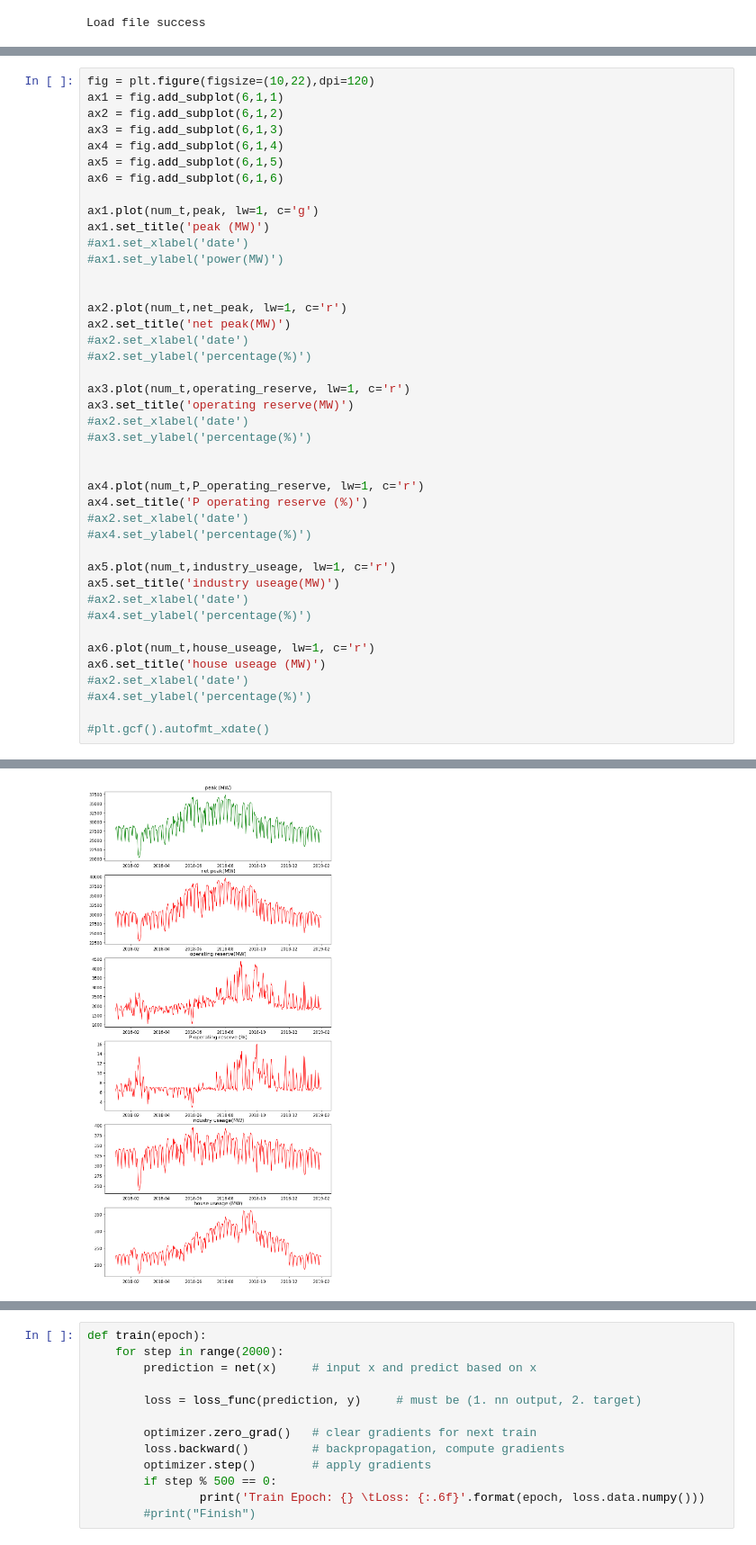
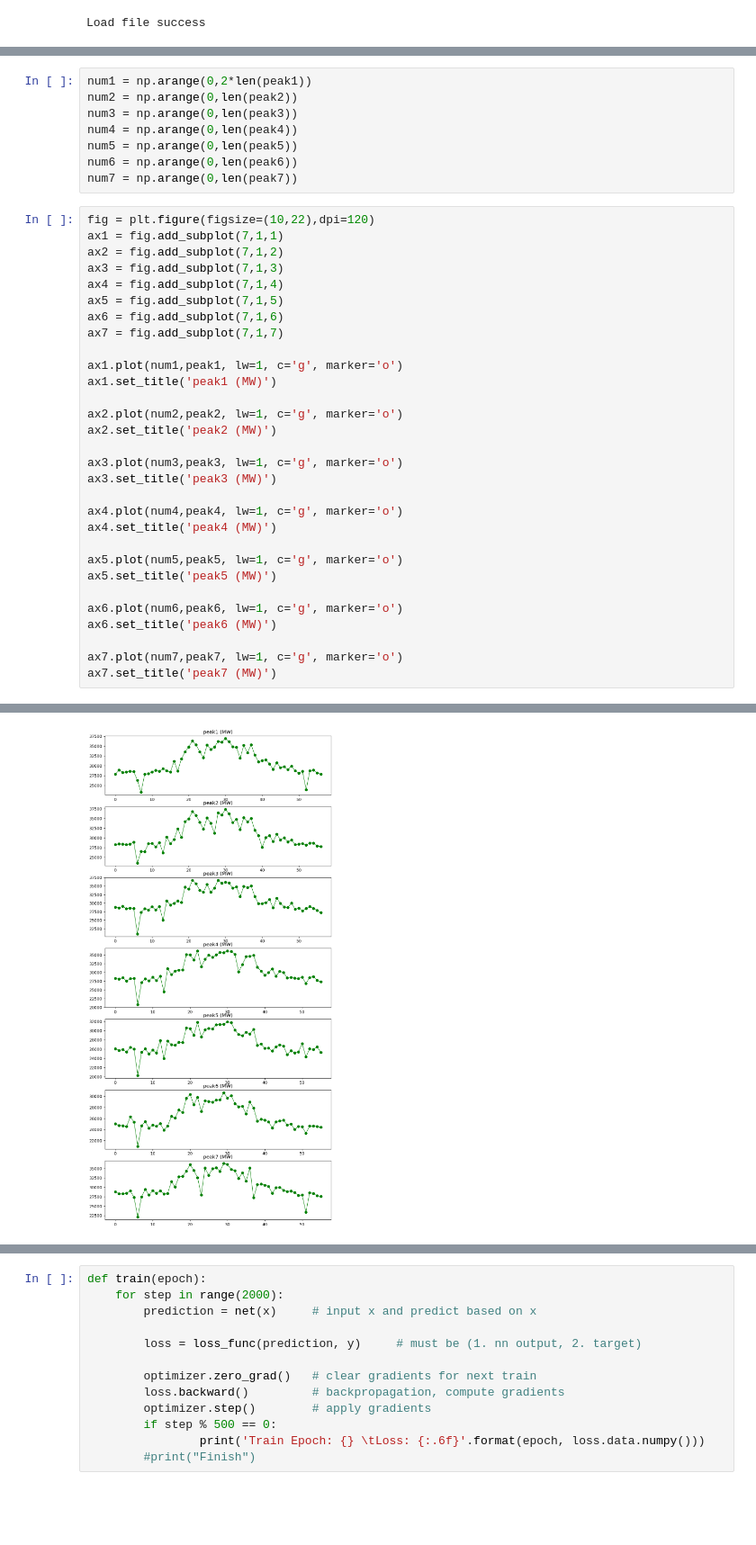
Before and after one commit to tony92151/Data_Sciences_Course, a Jupyter notebook: hw1/reading_data.ipynb, the cells around one changed output, grey strips where cells are left out. Shown at 90% size. Cells and saved outputs as stored; diff of their text form; blank space fills up the shorter version.

```diff
--- a/hw1/reading_data.ipynb
+++ b/hw1/reading_data.ipynb
@@ -36,43 +70,39 @@ num_t = [datetime.strptime(format(nums), '%Y%m%d').date() for nums in num]
+# %%
+num1 = np.arange(0,2*len(peak1))
+num2 = np.arange(0,len(peak2))
+num3 = np.arange(0,len(peak3))
+num4 = np.arange(0,len(peak4))
+num5 = np.arange(0,len(peak5))
+num6 = np.arange(0,len(peak6))
+num7 = np.arange(0,len(peak7))
 # %%
 fig = plt.figure(figsize=(10,22),dpi=120)
-ax1 = fig.add_subplot(6,1,1)
-ax2 = fig.add_subplot(6,1,2)
-ax3 = fig.add_subplot(6,1,3)
-ax4 = fig.add_subplot(6,1,4)
-ax5 = fig.add_subplot(6,1,5)
-ax6 = fig.add_subplot(6,1,6)
+ax1 = fig.add_subplot(7,1,1)
+ax2 = fig.add_subplot(7,1,2)
+ax3 = fig.add_subplot(7,1,3)
+ax4 = fig.add_subplot(7,1,4)
+ax5 = fig.add_subplot(7,1,5)
+ax6 = fig.add_subplot(7,1,6)
+ax7 = fig.add_subplot(7,1,7)
 
-ax1.plot(num_t,peak, lw=1, c='g')
-ax1.set_title('peak (MW)')
-#ax1.set_xlabel('date')
-#ax1.set_ylabel('power(MW)')
+ax1.plot(num1,peak1, lw=1, c='g', marker='o')
+ax1.set_title('peak1 (MW)')
 
+ax2.plot(num2,peak2, lw=1, c='g', marker='o')
+ax2.set_title('peak2 (MW)')
 
-ax2.plot(num_t,net_peak, lw=1, c='r')
-ax2.set_title('net peak(MW)')
-#ax2.set_xlabel('date')
-#ax2.set_ylabel('percentage(%)')
+ax3.plot(num3,peak3, lw=1, c='g', marker='o')
+ax3.set_title('peak3 (MW)')
 
-ax3.plot(num_t,operating_reserve, lw=1, c='r')
-ax3.set_title('operating reserve(MW)')
-#ax2.set_xlabel('date')
-#ax3.set_ylabel('percentage(%)')
+ax4.plot(num4,peak4, lw=1, c='g', marker='o')
+ax4.set_title('peak4 (MW)')
 
+ax5.plot(num5,peak5, lw=1, c='g', marker='o')
+ax5.set_title('peak5 (MW)')
 
-ax4.plot(num_t,P_operating_reserve, lw=1, c='r')
-ax4.set_title('P operating reserve (%)')
-#ax2.set_xlabel('date')
-#ax4.set_ylabel('percentage(%)')
+ax6.plot(num6,peak6, lw=1, c='g', marker='o')
+ax6.set_title('peak6 (MW)')
 
-ax5.plot(num_t,industry_useage, lw=1, c='r')
-ax5.set_title('industry useage(MW)')
-#ax2.set_xlabel('date')
-#ax4.set_ylabel('percentage(%)')
-
-ax6.plot(num_t,house_useage, lw=1, c='r')
-ax6.set_title('house useage (MW)')
-#ax2.set_xlabel('date')
-#ax4.set_ylabel('percentage(%)')
-
-#plt.gcf().autofmt_xdate()
+ax7.plot(num7,peak7, lw=1, c='g', marker='o')
+ax7.set_title('peak7 (MW)')
 # %% [output]
@@ -80,4 +110,4 @@ Text(0.5,1,'house useage (MW)')
-[figure, old version]
+[figure, new version]
 # %%
 number = np.arange(0,len(num))
 
```
Also changed, not shown: parts of 11 cells of this notebook.
